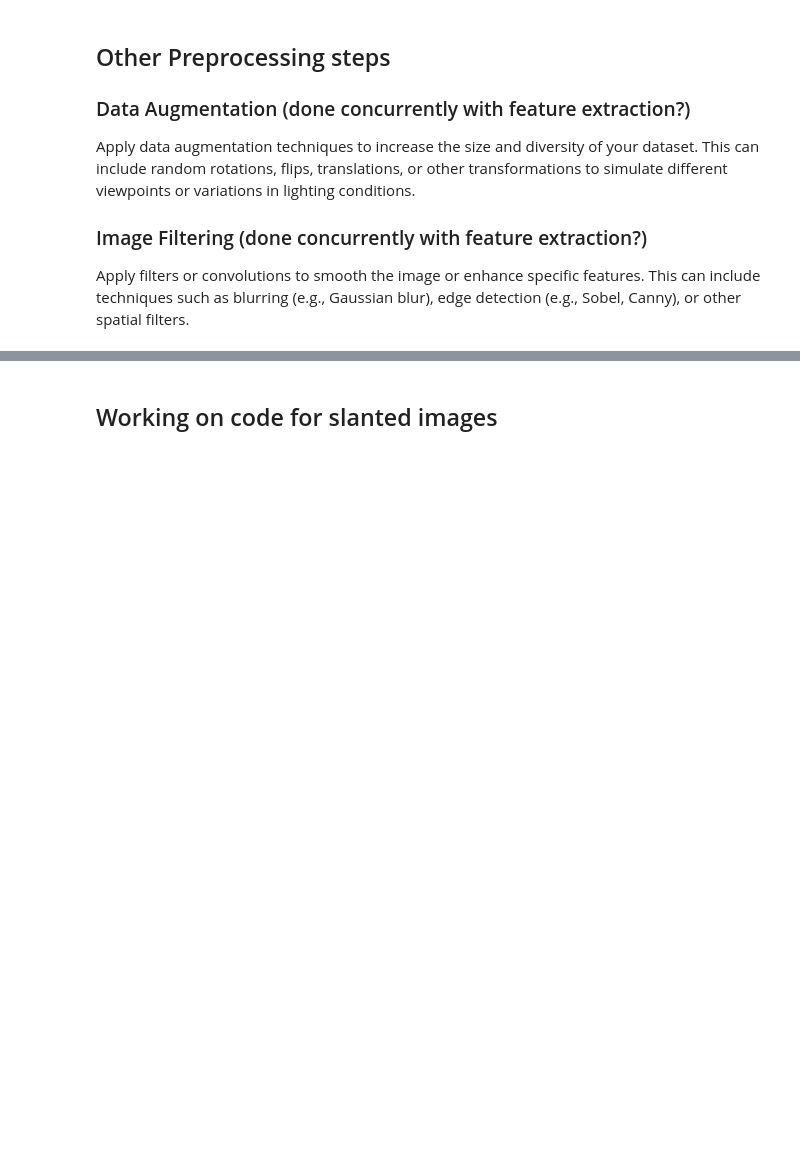
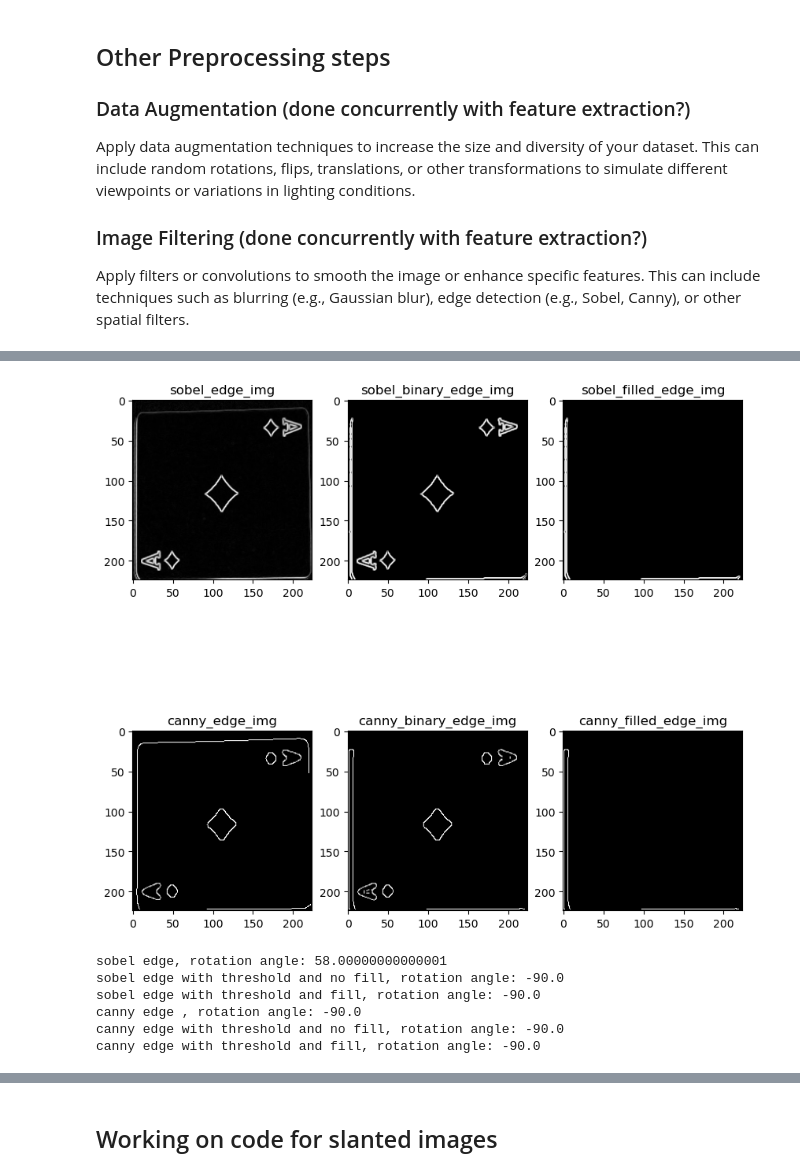
Before and after one commit to DianaLNguyen/ucb_mids_w281_project, a Jupyter notebook: pre_process_images.ipynb, the cells around one changed output, grey strips where cells are left out. Drawn from its saved outputs; the diff is of its cells as text; code cells hidden in the pictures; blank space fills up the shorter version.

```diff
--- a/pre_process_images.ipynb
+++ b/pre_process_images.ipynb
@@ -279,0 +342,75 @@ Apply filters or convolutions to smooth the image or enhance specific features.
+# %%
+#Edge Detection using Canny and Sobel Methods
+
+#sobel method
+sobel_edge_img = sobel(gray_img)
+sobel_binary_edge_img = sobel(binary_img) #thresholding with no filling
+sobel_filled_edge_img = sobel(filled_bin) #filled image with thresholding
+
+#canny method
+canny_edge_img = canny(gray_img, sigma = 3)
+canny_binary_edge_img = canny(binary_img, sigma = 3) #thresholding with no filling
+canny_filled_edge_img = canny(filled_bin, sigma = 3) #filled image with thresholding
+
+#plot images
+figs, axes = plt.subplots(2,3, figsize = (10,10))
+
+axes[0,0].imshow(sobel_edge_img, cmap = 'gray')
+axes[0,0].set_title('sobel_edge_img')
+
+axes[0,1].imshow(sobel_binary_edge_img, cmap = 'gray')
+axes[0,1].set_title('sobel_binary_edge_img')
+
+axes[0,2].imshow(sobel_filled_edge_img, cmap = 'gray')
+axes[0,2].set_title('sobel_filled_edge_img')
+
+axes[1,0].imshow(canny_edge_img, cmap = 'gray')
+axes[1,0].set_title('canny_edge_img')
+
+axes[1,1].imshow(canny_binary_edge_img, cmap = 'gray')
+axes[1,1].set_title('canny_binary_edge_img')
+
+axes[1,2].imshow(canny_filled_edge_img, cmap = 'gray')
+axes[1,2].set_title('canny_filled_edge_img')
+
+plt.show()
+# %% [output]
+[figure, added]
+# %%
+#Calculating the Angle of Rotation
+##Code block can be used to rotate all of the images into the same orientaton
+
+import warnings
+warnings.filterwarnings('ignore')
+
+def hough_line_detection(h_img, title):
+    '''
+    We can determing the angle of rotation based on the angle between the identified hough lines (theta) detected
+    '''
+    h, theta, d = hough_line(h_img)
+    besth, besttheta, bestd = hough_line_peaks(h, theta, d)
+
+    if len(besttheta) > 0:
+        r_angle = np.rad2deg(mode(besttheta)[0][0])
+
+    else:
+        r_angle = 0
+    print(f'{title}, rotation angle: {r_angle}')
+    return r_angle
+
+#rotation angle based on the different edge detection methods used
+
+se_img = hough_line_detection(sobel_edge_img, 'sobel edge')
+sbe_img = hough_line_detection(sobel_binary_edge_img, 'sobel edge with threshold and no fill')
+sfe_img = hough_line_detection(sobel_filled_edge_img, 'sobel edge with threshold and fill')
+
+ce_img = hough_line_detection(canny_edge_img, 'canny edge ')
+cbe_img = hough_line_detection(canny_binary_edge_img, 'canny edge with threshold and no fill')
+cfe_img = hough_line_detection(canny_filled_edge_img, 'canny edge with threshold and fill')
+# %% [output]
+sobel edge, rotation angle: 58.00000000000001
+sobel edge with threshold and no fill, rotation angle: -90.0
+sobel edge with threshold and fill, rotation angle: -90.0
+canny edge , rotation angle: -90.0
+canny edge with threshold and no fill, rotation angle: -90.0
+canny edge with threshold and fill, rotation angle: -90.0
```
Also changed, not shown: parts of 7 cells of this notebook.
